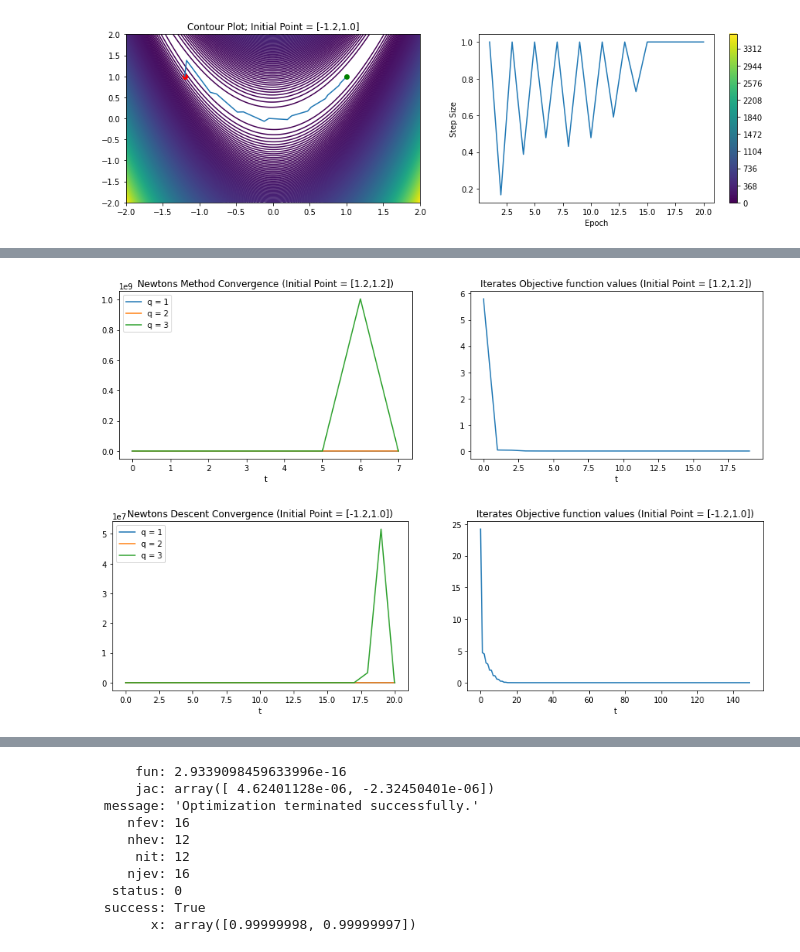
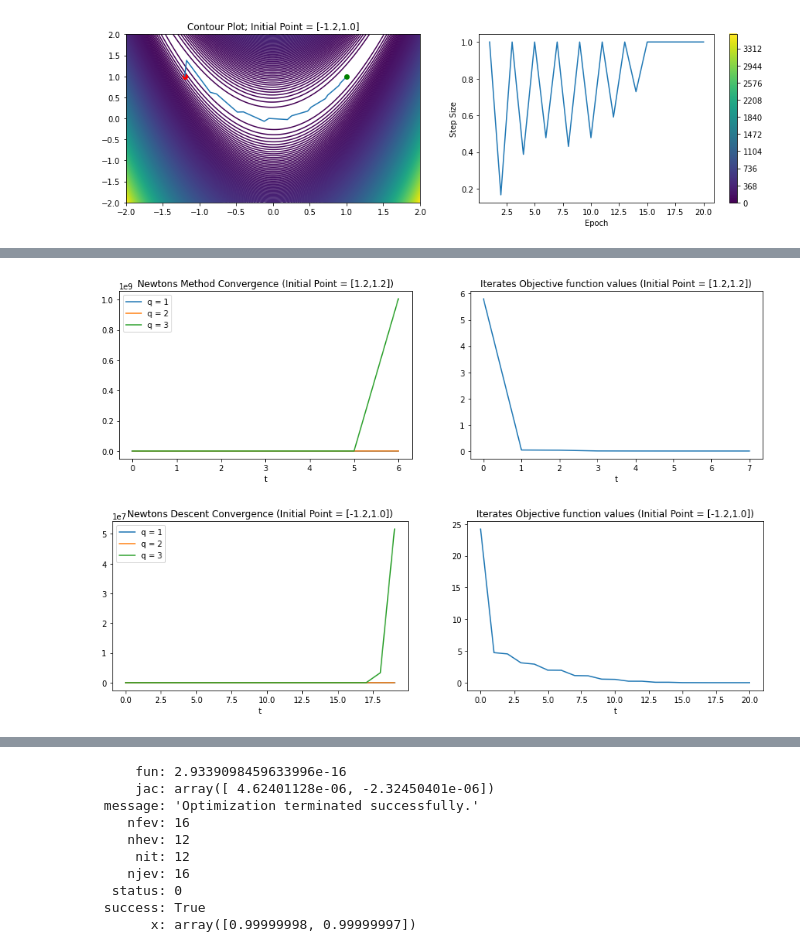
Before and after one commit to JACOBIN-SCTCS/Numerical-Optimization, a Jupyter notebook: Assignment1/Assignment1.ipynb, the cells around one changed output, grey strips where cells are left out. Cells and saved outputs as stored; diff of their text form; code cells hidden in the pictures.

```diff
--- a/Assignment1/Assignment1.ipynb
+++ b/Assignment1/Assignment1.ipynb
@@ -978,7 +1015,7 @@ def steepest_descent_rosenbrock(point, no_stopping_criterion=False, return_extra
             if np.linalg.norm(current_point-previous_point) < 0.00001:
                 break
         else:
-            if(iterations >= 500):
+            if(iterations >= 3000):
               break
     if return_extra_info:
         return iterations,iterates, function_values, step_sizes
@@ -1055,7 +1092,7 @@ def newton_rosenbrock(point, no_stopping_criterion = False,return_extra_info = T
             if np.linalg.norm(current_point-previous_point) < 0.00001:
                 break
         else:
-            if (iterations >= 500):
+            if (iterations >= 3000):
                 break
 
     if return_extra_info:
@@ -1179,7 +1217,7 @@ convergences_p1 = []
 convergences_p2 = []
 
 
-for i in range(1,5):
+for i in range(1,4):
     convergences_p1.append(convergence(iterates_steep_p1,np.array([[1.0],[1.0]]),i))
     convergences_p2.append(convergence(iterates_steep_p2,np.array([[1.0],[1.0]]),i))
 
@@ -1191,20 +1235,21 @@ plot_convergence_and_fnvalues(function_values_steep_p2,convergences_p2,['Steepes
 # %%
 initial_point = np.array([[1.2],[1.2]])
-iterations_newton_p1, iterates_newton_p1, function_values_newton_p1, step_sizes_newton_p1 = newton_rosenbrock(initial_point,no_stopping_criterion=True)
+iterations_newton_p1, iterates_newton_p1, function_values_newton_p1, step_sizes_newton_p1 = newton_rosenbrock(initial_point,no_stopping_criterion=False)
 initial_point = np.array([[-1.2],[1.0]])
-iterations_newton_p2, iterates_newton_p2, function_values_newton_p2, step_sizes_newton_p2 = newton_rosenbrock(initial_point,no_stopping_criterion=True)
+iterations_newton_p2, iterates_newton_p2, function_values_newton_p2, step_sizes_newton_p2 = newton_rosenbrock(initial_point,no_stopping_criterion=False)
 
 
 convergences_p1 = []
 convergences_p2 = []
 
 
 for i in range(1,4):
+
     convergences_p1.append(convergence(iterates_newton_p1,np.array([[1.0],[1.0]]),i))
     convergences_p2.append(convergence(iterates_newton_p2,np.array([[1.0],[1.0]]),i))
 
 plot_convergence_and_fnvalues(function_values_newton_p1[:20],convergences_p1,['Newtons Method Convergence (Initial Point = [1.2,1.2])', 'Iterates Objective function values (Initial Point = [1.2,1.2])'])
 plot_convergence_and_fnvalues(function_values_newton_p2[:150],convergences_p2,['Newtons Descent Convergence (Initial Point = [-1.2,1.0])', 'Iterates Objective function values (Initial Point = [-1.2,1.0])'])
 # %% [output]
-[figure, old version]
+[figure, new version]
-[figure, old version]
+[figure, new version]
```
Also changed, not shown: parts of 6 cells of this notebook.
